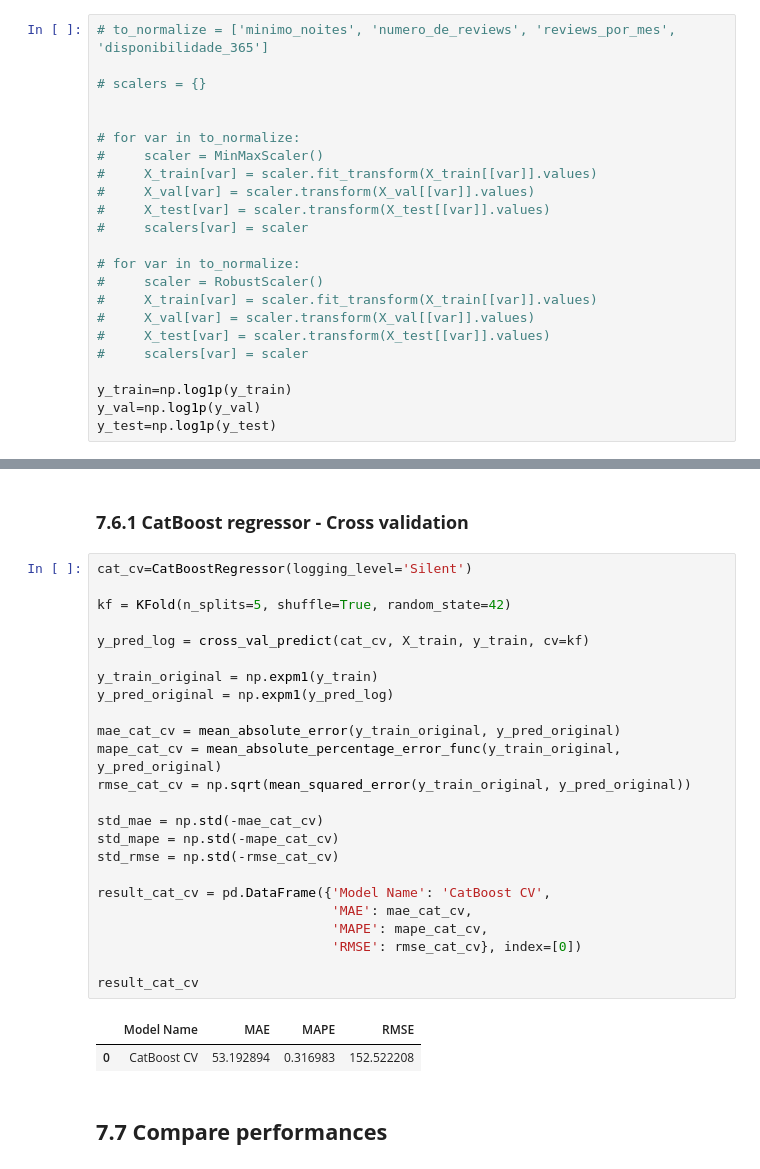
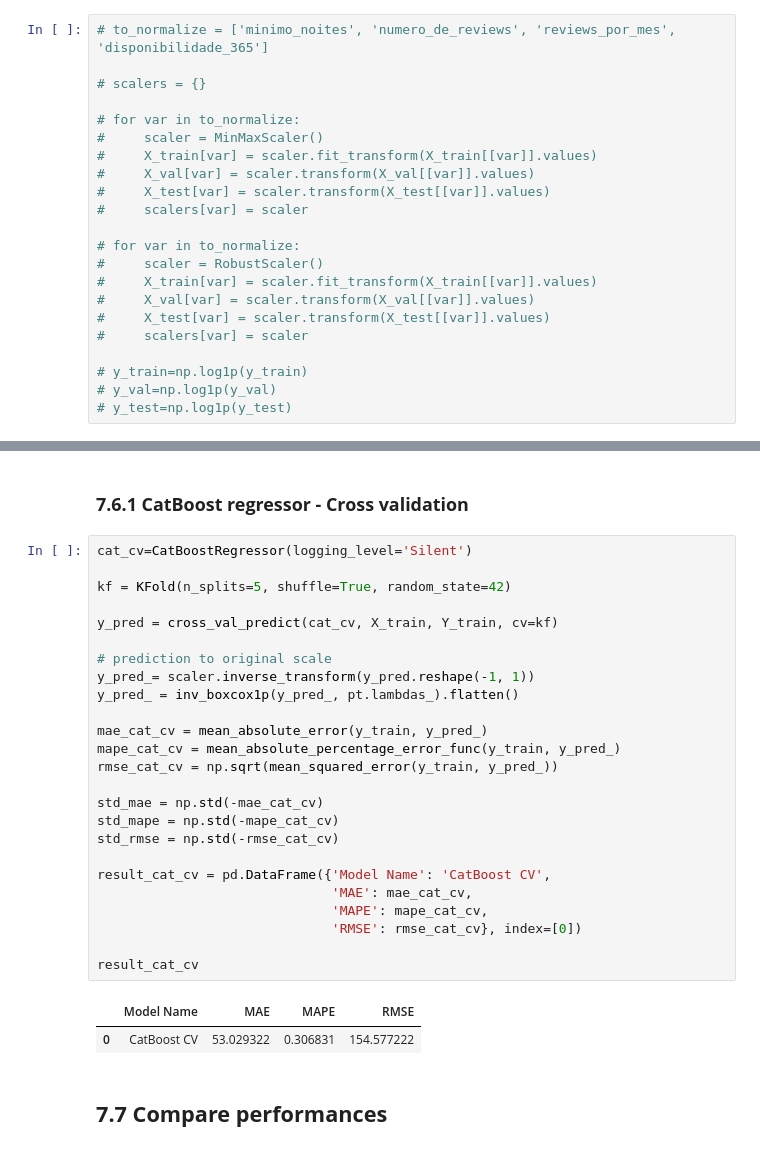
Before and after one commit to Eduardo-95-DS/lighthouse-challenge, a Jupyter notebook: notebooks/look_2.0-ear-eda_filtering_preparation.ipynb, the cells around one changed output, grey strips where cells are left out. Drawn from its saved outputs; the diff is of its cells as text.

```diff
--- a/notebooks/look_2.0-ear-eda_filtering_preparation.ipynb
+++ b/notebooks/look_2.0-ear-eda_filtering_preparation.ipynb
@@ -1138,7 +1011,6 @@ plt.show()
 # to_normalize = ['minimo_noites', 'numero_de_reviews', 'reviews_por_mes', 'disponibilidade_365']
 
 # scalers = {}
-
 
 # for var in to_normalize:
 #     scaler = MinMaxScaler()
@@ -1154,9 +1026,9 @@ plt.show()
 #     X_test[var] = scaler.transform(X_test[[var]].values)
 #     scalers[var] = scaler
 
-y_train=np.log1p(y_train)
-y_val=np.log1p(y_val)
-y_test=np.log1p(y_test)
+# y_train=np.log1p(y_train)
+# y_val=np.log1p(y_val)
+# y_test=np.log1p(y_test)
 # %% [markdown]
 ## **5.5 Encoding**
 # %%
@@ -1458,29 +1355,30 @@ result_cat
 # %%
 cat_cv=CatBoostRegressor(logging_level='Silent')
 
 kf = KFold(n_splits=5, shuffle=True, random_state=42)
 
-y_pred_log = cross_val_predict(cat_cv, X_train, y_train, cv=kf)
+y_pred = cross_val_predict(cat_cv, X_train, Y_train, cv=kf)
 
-y_train_original = np.expm1(y_train)
-y_pred_original = np.expm1(y_pred_log)
+# prediction to original scale
+y_pred_= scaler.inverse_transform(y_pred.reshape(-1, 1))
+y_pred_ = inv_boxcox1p(y_pred_, pt.lambdas_).flatten()
 
-mae_cat_cv = mean_absolute_error(y_train_original, y_pred_original)
-mape_cat_cv = mean_absolute_percentage_error_func(y_train_original, y_pred_original)
-rmse_cat_cv = np.sqrt(mean_squared_error(y_train_original, y_pred_original))
+mae_cat_cv = mean_absolute_error(y_train, y_pred_)
+mape_cat_cv = mean_absolute_percentage_error_func(y_train, y_pred_)
+rmse_cat_cv = np.sqrt(mean_squared_error(y_train, y_pred_))
 
 std_mae = np.std(-mae_cat_cv)
 std_mape = np.std(-mape_cat_cv)
 std_rmse = np.std(-rmse_cat_cv)
 
 result_cat_cv = pd.DataFrame({'Model Name': 'CatBoost CV',
                               'MAE': mae_cat_cv,
                               'MAPE': mape_cat_cv,
                               'RMSE': rmse_cat_cv}, index=[0])
 
 result_cat_cv
 # %% [output]
 |  | Model Name | MAE | MAPE | RMSE |
-| 0 | CatBoost CV | 53.192894 | 0.316983 | 152.522208 |
+| 0 | CatBoost CV | 53.029322 | 0.306831 | 154.577222 |
 # %% [markdown]
 ## **7.7 Compare performances**
```
Also changed, not shown: parts of 62 cells of this notebook.
